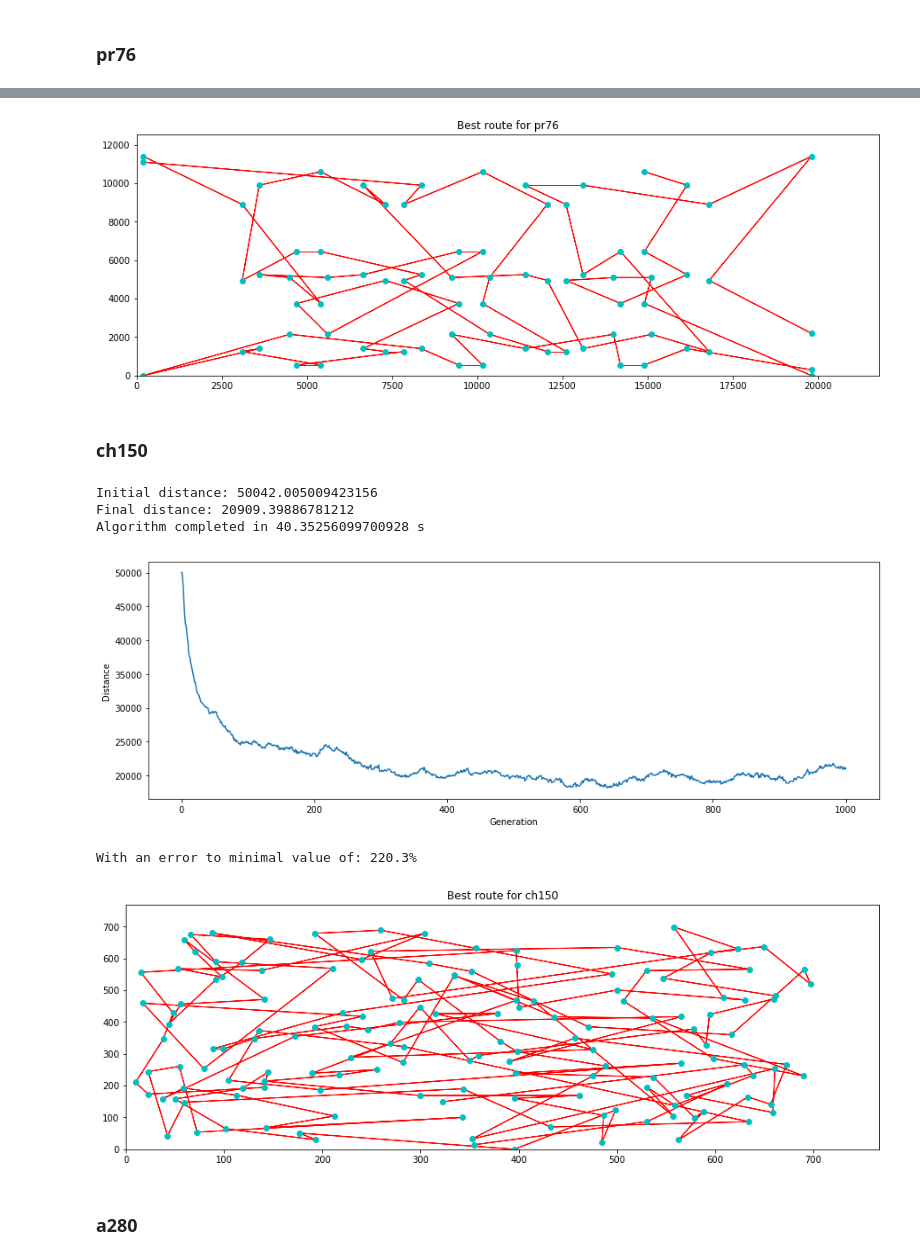
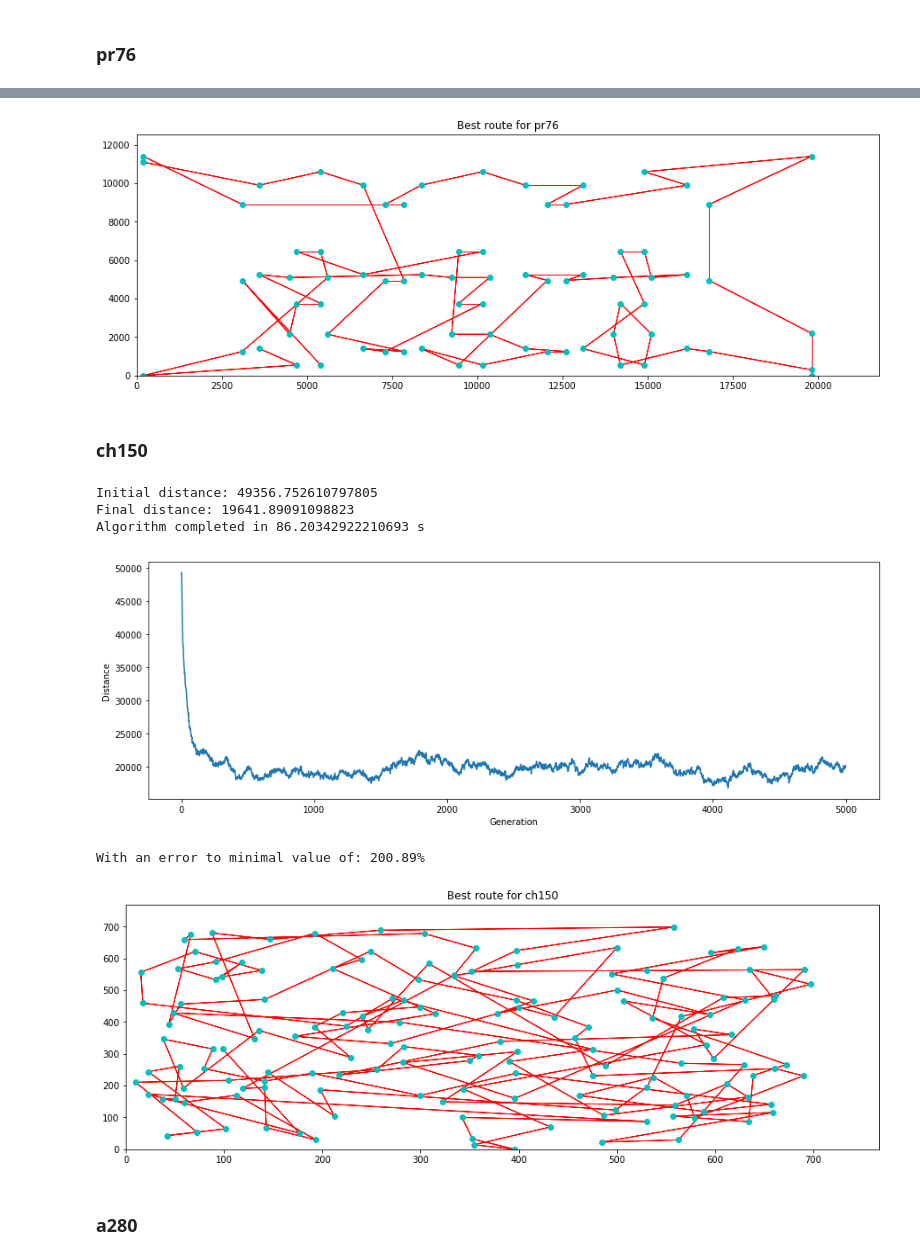
Before and after one commit to DBertazioli/Ant-Q-KGA, a Jupyter notebook: genomic/extended_try.ipynb, the cells around one changed output, grey strips where cells are left out. Cells and saved outputs as stored; diff of their text form; code cells hidden in the pictures.

```diff
--- a/genomic/extended_try.ipynb
+++ b/genomic/extended_try.ipynb
@@ -261,6 +261,7 @@ bestKnown_tsp = {
 list_dist = []
 list_time = []
 list_route = []
+list_errp = []
 # %% [markdown]
 ### berlin52
 # %%
@@ -273,11 +274,13 @@ route, dist, time_ex = GenA(permutation = cities, dm = d_matrix,
                          selection = 'tournament',
                          elite_n = 25,
                          mutation_r = 0.01,
-                         n_of_gen = 1000,
+                         n_of_gen = 5000,
                            plot = True)
 
-print('With an error to minimal value of: {}%'.format(errPerc(bestKnown_tsp['berlin52'], dist, 2)))
+errp = errPerc(bestKnown_tsp['berlin52'], dist, 2)
+print('With an error to minimal value of: {}%'.format(errp))
 list_dist.append(dist)
 list_time.append(time_ex)
 list_route.append(route)
+list_errp.append(errp)
 # %% [output]
@@ -302,10 +305,13 @@ route, dist, time_ex = GenA(permutation = cities, dm = d_matrix,
                          selection = 'tournament',
                          elite_n = 25,
                          mutation_r = 0.01,
-                         n_of_gen = 1000,
+                         n_of_gen = 5000,
                            plot = True)
-print('With an error to minimal value of: {}%'.format(errPerc(bestKnown_tsp['pr76'], dist, 2)))
+
+errp = errPerc(bestKnown_tsp['pr76'], dist, 2)
+print('With an error to minimal value of: {}%'.format(errp))
 list_dist.append(dist)
 list_time.append(time_ex)
 list_route.append(route)
+list_errp.append(errp)
 # %% [output]
@@ -317,7 +323,7 @@ With an error to minimal value of: 86.13%
 # %%
 plot(df_pr76, route, 'pr76')
 # %% [output]
-[figure, old version]
+[figure, new version]
 # %% [markdown]
 ### ch150
 # %%
@@ -327,25 +333,28 @@ d_matrix = dist_matrix(df_ch150)
 # %%
 route, dist, time_ex = GenA(permutation = cities, dm = d_matrix,
                          popSize = 100,
                          selection = 'tournament',
                          elite_n = 25,
                          mutation_r = 0.01,
-                         n_of_gen = 1000,
+                         n_of_gen = 5000,
                            plot = True)
-print('With an error to minimal value of: {}%'.format(errPerc(bestKnown_tsp['ch150'], dist, 2)))
+
+errp = errPerc(bestKnown_tsp['ch150'], dist, 2)
+print('With an error to minimal value of: {}%'.format(errp))
 list_dist.append(dist)
 list_time.append(time_ex)
 list_route.append(route)
+list_errp.append(errp)
 # %% [output]
-Initial distance: 50042.005009423156
-Final distance: 20909.39886781212
-Algorithm completed in 40.35256099700928 s
+Initial distance: 49356.752610797805
+Final distance: 19641.89091098823
+Algorithm completed in 86.20342922210693 s
-[figure, old version]
+[figure, new version]
-With an error to minimal value of: 220.3%
+With an error to minimal value of: 200.89%
 # %%
 plot(df_ch150, route, 'ch150')
 # %% [output]
-[figure, old version]
+[figure, new version]
 # %% [markdown]
 ### a280
 # %%
```
Also changed, not shown: parts of 6 cells of this notebook, 4 other files.
